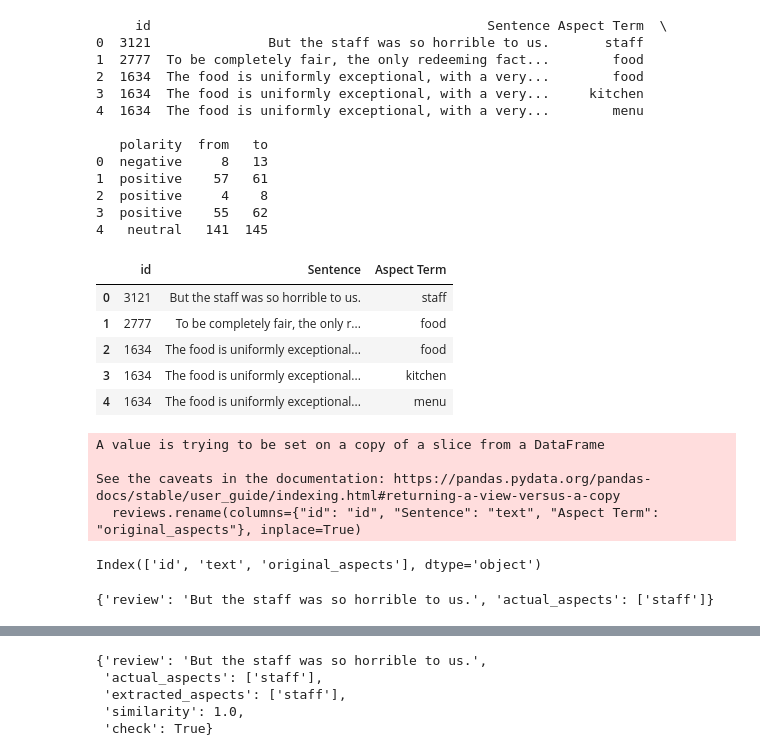
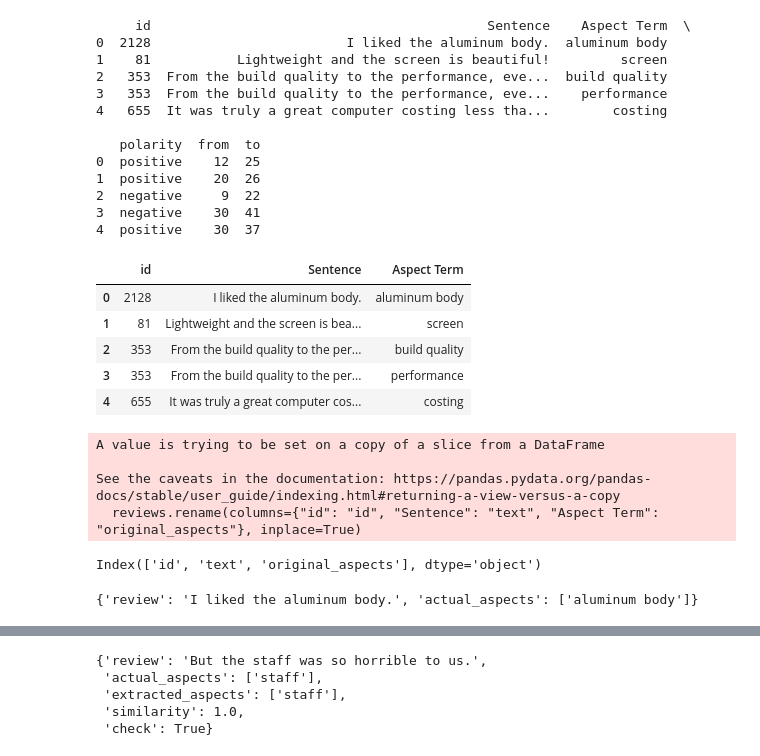
Before and after one commit to pinksi/aspect-extraction, a Jupyter notebook: rules_aspect_extraction.ipynb, the cells around one changed output, grey strips where cells are left out. Saved outputs shown, nothing was run; the diff lists cells and outputs as text; code cells hidden in the pictures.

```diff
--- a/rules_aspect_extraction.ipynb
+++ b/rules_aspect_extraction.ipynb
@@ -8,30 +12,30 @@ from tqdm import tqdm
 # %%
-file_path = "datasets/Restaurant_reviews/Restaurants_Train_v2.csv"
-# raw_data = pd.read_table(file_path, error_bad_lines=False, nrows=100)
+# file_path = "datasets/Restaurant_reviews/Restaurants_Train_v2.csv"
+file_path = "datasets/laptops_reviews/laptops-trial.csv"
 raw_data = pd.read_csv(file_path)
 print(raw_data.head())
 reviews = raw_data[["id", "Sentence", "Aspect Term"]]
 reviews.head()
 # %% [output]
-     id                                           Sentence Aspect Term  \
-0  3121               But the staff was so horrible to us.       staff
-1  2777  To be completely fair, the only redeeming fact...        food
-2  1634  The food is uniformly exceptional, with a very...        food
-3  1634  The food is uniformly exceptional, with a very...     kitchen
-4  1634  The food is uniformly exceptional, with a very...        menu
+     id                                           Sentence    Aspect Term  \
+0  2128                         I liked the aluminum body.  aluminum body
+1    81           Lightweight and the screen is beautiful!         screen
+2   353  From the build quality to the performance, eve...  build quality
+3   353  From the build quality to the performance, eve...    performance
+4   655  It was truly a great computer costing less tha...        costing
 
-   polarity  from   to
-0  negative     8   13
-1  positive    57   61
-2  positive     4    8
-3  positive    55   62
-4   neutral   141  145
+   polarity  from  to
+0  positive    12  25
+1  positive    20  26
+2  negative     9  22
+3  negative    30  41
+4  positive    30  37
 |  | id | Sentence | Aspect Term |
-| 0 | 3121 | But the staff was so horrible to us. | staff |
-| 1 | 2777 | To be completely fair, the only r... | food |
-| 2 | 1634 | The food is uniformly exceptional... | food |
-| 3 | 1634 | The food is uniformly exceptional... | kitchen |
-| 4 | 1634 | The food is uniformly exceptional... | menu |
+| 0 | 2128 | I liked the aluminum body. | aluminum body |
+| 1 | 81 | Lightweight and the screen is bea... | screen |
+| 2 | 353 | From the build quality to the per... | build quality |
+| 3 | 353 | From the build quality to the per... | performance |
+| 4 | 655 | It was truly a great computer cos... | costing |
 # %%
 reviews.rename(columns={"id": "id", "Sentence": "text", "Aspect Term": "original_aspects"}, inplace=True)
 reviews.columns
@@ -57,7 +61,7 @@ for key, val in results.items():
 # %%
 all_reviews[0]
 # %% [output]
-{'review': 'But the staff was so horrible to us.', 'actual_aspects': ['staff']}
+{'review': 'I liked the aluminum body.', 'actual_aspects': ['aluminum body']}
 # %%
 # !python3 -m spacy download en_core_web_lg
 # %%
```
Also changed, not shown: parts of 34 cells of this notebook, 3 other files.
